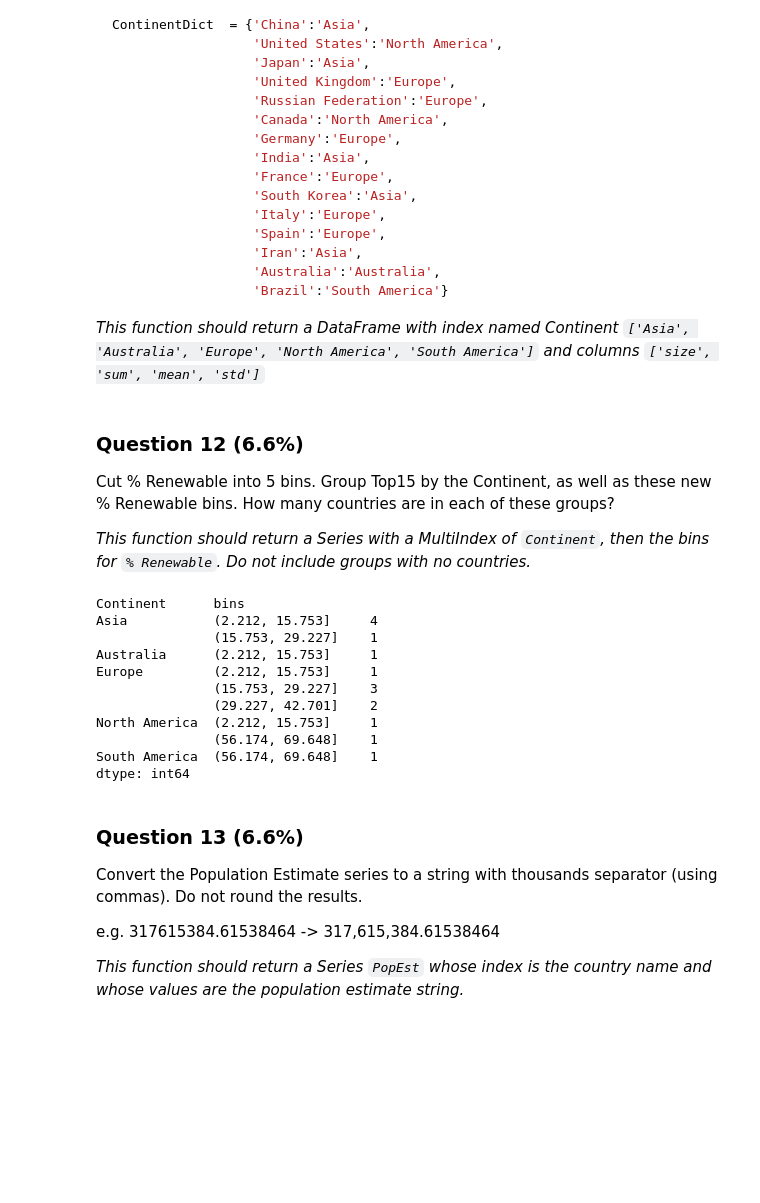
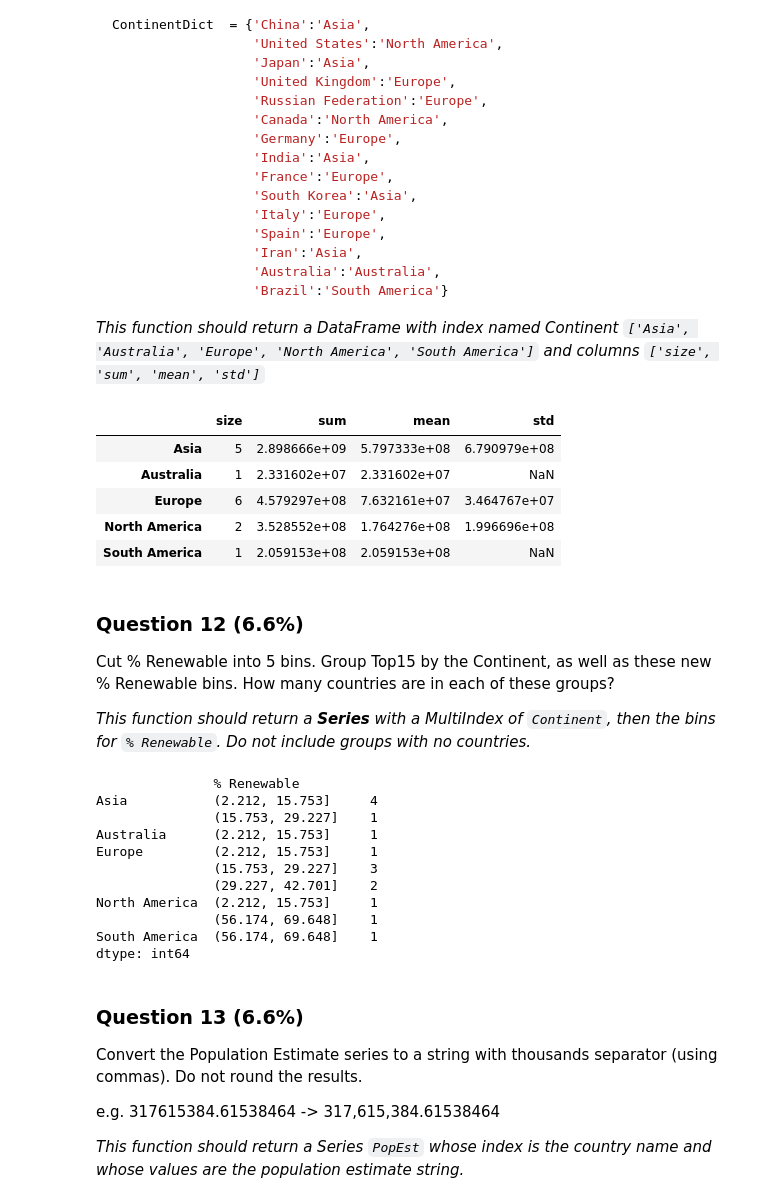
Before and after one commit to faizalazman/Coursera-Applied-Data-Science-with-Python, a Jupyter notebook: Introduction-to-Data-Science-in-Python/week3/Assignment3.ipynb, the cells around one changed output. Cells and saved outputs as stored; diff of their text form; code cells hidden in the pictures; blank space fills up the shorter version.

```diff
--- a/Introduction-to-Data-Science-in-Python/week3/Assignment3.ipynb
+++ b/Introduction-to-Data-Science-in-Python/week3/Assignment3.ipynb
@@ -108,3 +57,31 @@ df
-# %%
-def answer_one():
-    return df
+# %%
+import pandas as pd
+import numpy as np
+import re
+def answer_one():
+    # Loading and Cleaning Energy side
+    energy = pd.read_excel("Energy Indicators.xls", header=None, skiprows=18, skip_footer=38, index_col=None).iloc[:,2:]
+    energy.columns = ['Country','Energy Supply','Energy Supply per Capita','% Renewable']
+    energy.replace(to_replace = '...', value = np.NaN, inplace = True)
+    energy['Energy Supply'].replace(to_replace = 'Nan', value = 0, inplace = True)
+    energy["Energy Supply"] *= 1000000
+    energy["Country"] = energy["Country"].apply(lambda x: re.findall('^[^(]+[A-Za-z]', x)[0])
+    energy.replace({"Country" : {'Republic of Korea':'South Korea',
+                             "United States of America": "United States",
+                             "United Kingdom of Great Britain and Northern Ireland": "United Kingdom",
+                             "China, Hong Kong Special Administrative Region": "Hong Kong"}}, inplace=True)
+    # Loading and cleaning GDP
+    GDP = pd.read_csv("world_bank.csv", index_col=None, header = 4)
+    GDP = GDP.loc[:, ['Country Name'] + [str(x) for x in list(range(2006,2016))]]
+    GDP.columns = ['Country'] + [str(x) for x in list(range(2006,2016))]
+    GDP.replace({"Country" : {'Korea, Rep.':'South Korea',
+                          "Iran, Islamic Rep.": "Iran",
+                          "Hong Kong SAR, China": "Hong Kong"}}, inplace=True)
+
+    ScimEn = pd.read_excel("scimagojr-3.xlsx",index_col=None)
+
+    # Merging the dataset
+    merged = ScimEn.merge(GDP,how = 'inner', on = 'Country').merge(energy,how = 'inner', on ='Country').set_index('Country')
+    Merged = merged.iloc[0:15, :]
+    return Merged
+answer_one()
@@ -266,34 +329,41 @@ ContinentDict  = {'China':'Asia',
 # %%
 def answer_eleven():
     Top15 = answer_one()
     ContinentDict  = {'China':'Asia',
                   'United States':'North America',
                   'Japan':'Asia',
                   'United Kingdom':'Europe',
                   'Russian Federation':'Europe',
                   'Canada':'North America',
                   'Germany':'Europe',
                   'India':'Asia',
                   'France':'Europe',
                   'South Korea':'Asia',
                   'Italy':'Europe',
                   'Spain':'Europe',
                   'Iran':'Asia',
                   'Australia':'Australia',
                   'Brazil':'South America'}
-    groups = pd.DataFrame(columns = ['size', 'sum', 'mean', 'std'])
-    Top15['Estimate Population'] = Top15['Energy Supply'] / Top15['Energy Supply per Capita']
-    for group, frame in Top15.groupby(ContinentDict):
-        groups.loc[group] = [len(frame), frame['Estimate Population'].sum(),frame['Estimate Population'].mean(),frame['Estimate Population'].std()]
-    return groups
+    Top15['Population Estimate'] = Top15['Energy Supply']/ Top15['Energy Supply per Capita']
+    Continent = Top15.groupby(ContinentDict)['Population Estimate'].agg(['size', 'sum', 'mean', 'std'])
+    return Continent
+answer_eleven()
+# %% [output]
+|  | size | sum | mean | std |
+| Asia | 5 | 2.898666e+09 | 5.797333e+08 | 6.790979e+08 |
+| Australia | 1 | 2.331602e+07 | 2.331602e+07 | NaN |
+| Europe | 6 | 4.579297e+08 | 7.632161e+07 | 3.464767e+07 |
+| North America | 2 | 3.528552e+08 | 1.764276e+08 | 1.996696e+08 |
+| South America | 1 | 2.059153e+08 | 2.059153e+08 | NaN |
 # %% [markdown]
 ### Question 12 (6.6%)
 Cut % Renewable into 5 bins. Group Top15 by the Continent, as well as these new % Renewable bins. How many countries are in each of these groups?
 
-*This function should return a Series with a MultiIndex of `Continent`, then the bins for `% Renewable`. Do not include groups with no countries.*
+*This function should return a __Series__ with a MultiIndex of `Continent`, then the bins for `% Renewable`. Do not include groups with no countries.*
 # %%
 def answer_twelve():
     Top15 = answer_one()
+    Binned = pd.cut(Top15['% Renewable'],5)
     ContinentDict  = {'China':'Asia',
                   'United States':'North America',
                   'Japan':'Asia',
@@ -309,12 +379,11 @@ def answer_twelve():
                   'Iran':'Asia',
                   'Australia':'Australia',
                   'Brazil':'South America'}
-    Top15 = Top15.reset_index()
-    Top15['Continent'] = [ContinentDict[country] for country in Top15['Country']]
-    Top15['bins'] = pd.cut(Top15['% Renewable'],5)
-    return Top15.groupby(['Continent','bins']).size()
+    ret = Top15.groupby([ContinentDict,Binned]).agg('size')
+    return ret
+answer_twelve()
 # %% [output]
-Continent      bins
+               % Renewable
 Asia           (2.212, 15.753]     4
                (15.753, 29.227]    1
 Australia      (2.212, 15.753]     1
```
Also changed, not shown: parts of 29 cells of this notebook, 1 other file.
